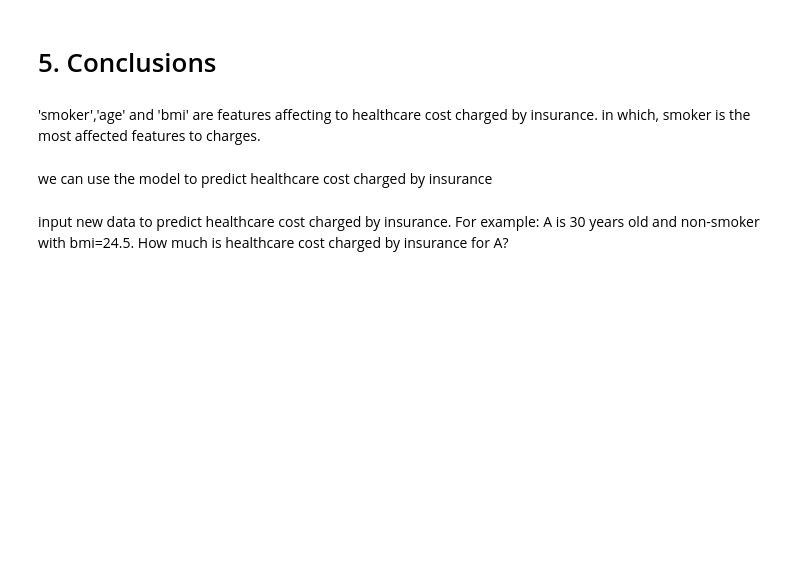
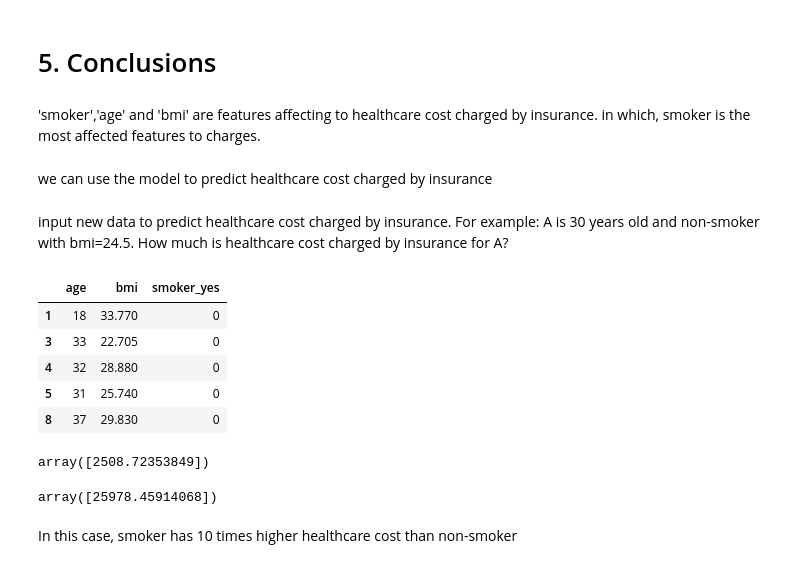
Before and after one commit to Phuongdung305bt/final-project, a Jupyter notebook: Final Project.ipynb, the cells around one changed output. Cells and saved outputs as stored; diff of their text form; code cells hidden in the pictures; blank space fills up the shorter version.

```diff
--- a/Final Project.ipynb
+++ b/Final Project.ipynb
@@ -264,3 +264,24 @@ from sklearn.svm import SVR
 we can use the model to predict healthcare cost charged by insurance
 # %% [markdown]
 input new data to predict healthcare cost charged by insurance. For example: A is 30 years old and non-smoker with bmi=24.5. How much is healthcare cost charged by insurance for A?
+# %%
+x_train.head()
+# %% [output]
+|  | age | bmi | smoker_yes |
+| 1 | 18 | 33.770 | 0 |
+| 3 | 33 | 22.705 | 0 |
+| 4 | 32 | 28.880 | 0 |
+| 5 | 31 | 25.740 | 0 |
+| 8 | 37 | 29.830 | 0 |
+# %%
+case = [[19, 27.9, 0]]
+charges.predict(case)
+# %% [output]
+array([2508.72353849])
+# %%
+case = [[19, 27.9, 1]]
+charges.predict(case)
+# %% [output]
+array([25978.45914068])
+# %% [markdown]
+In this case, smoker has 10 times higher healthcare cost than non-smoker
```
